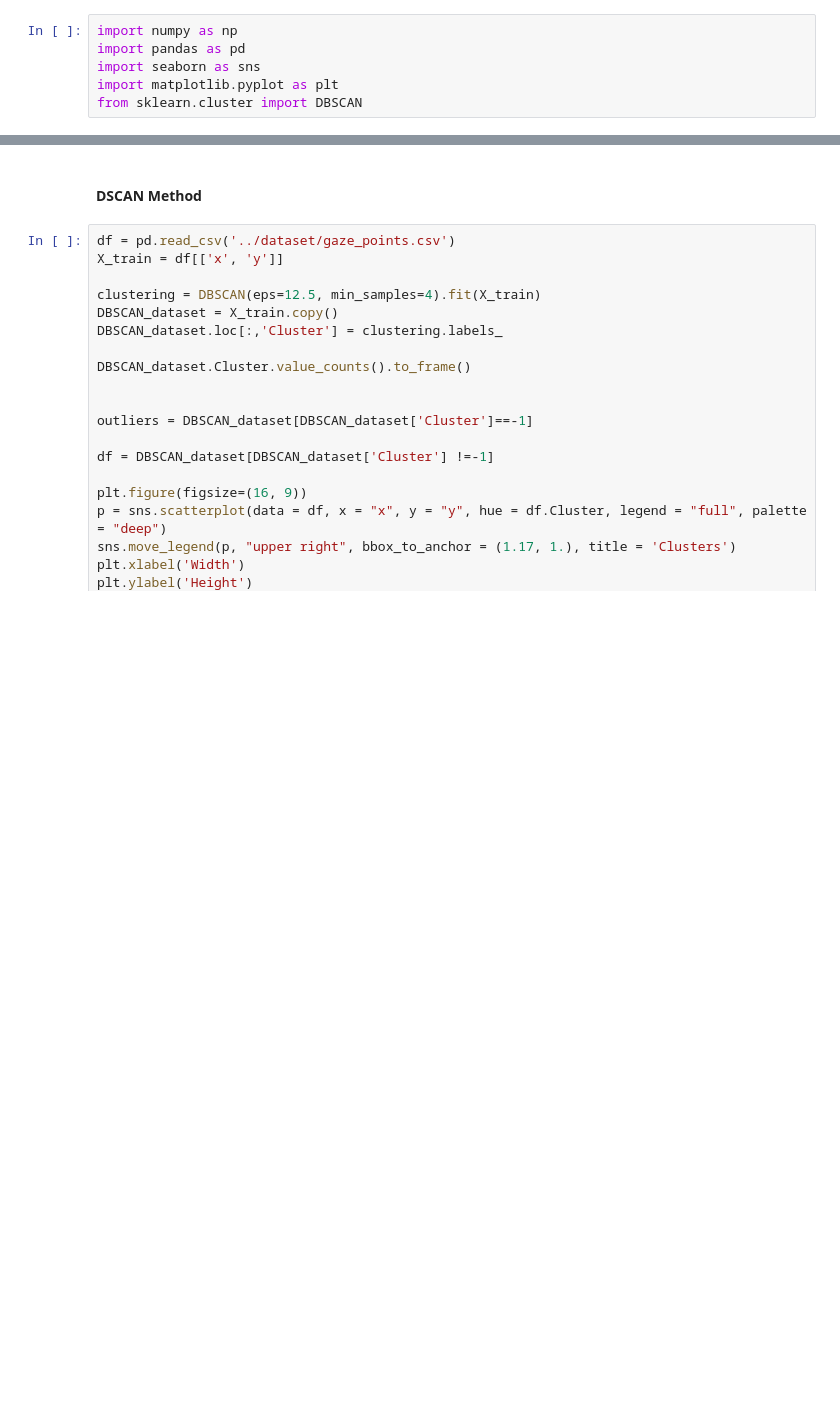
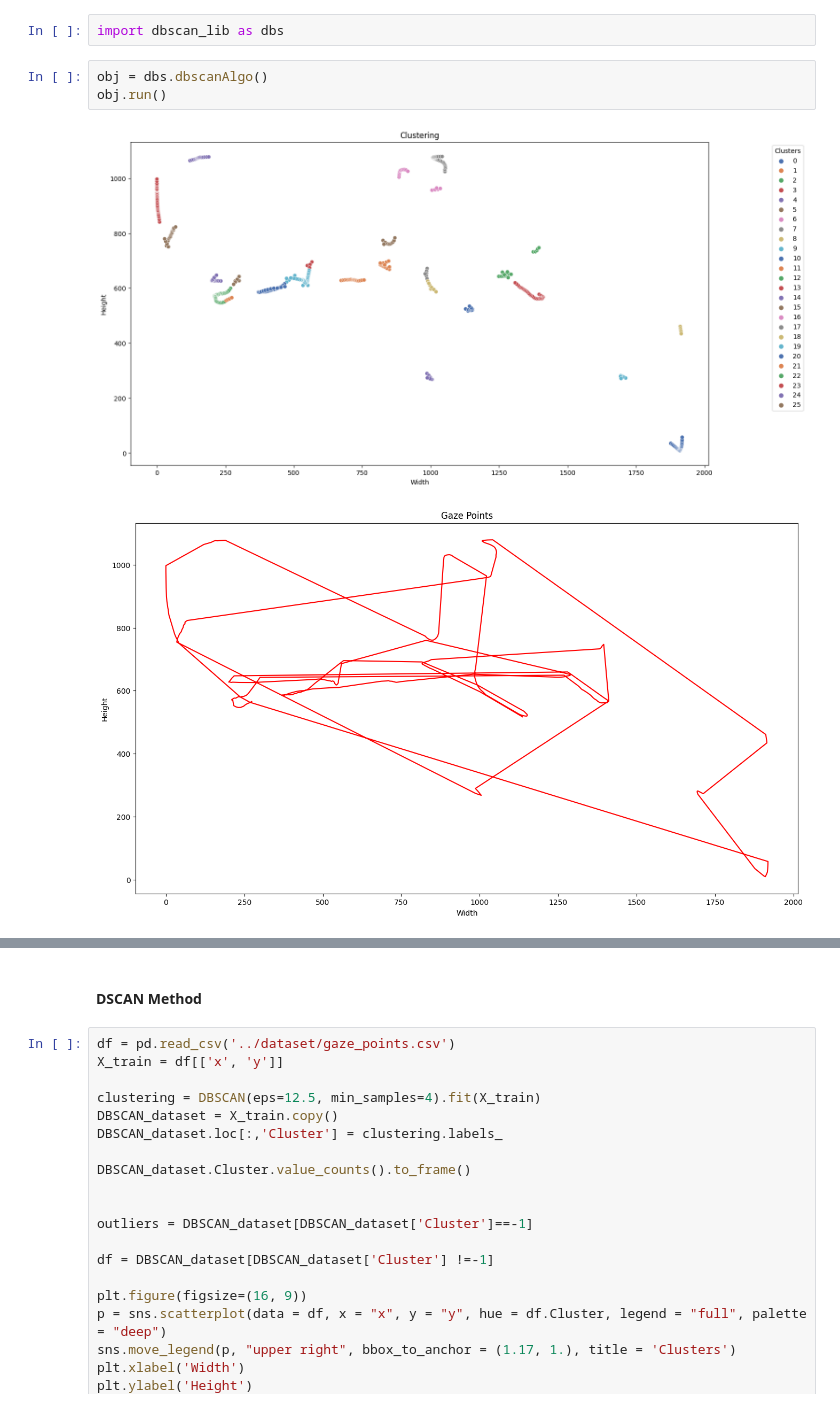
Before and after one commit to brain-facens/EyeHeadTrack, a Jupyter notebook: vision/scripts/dbscan.ipynb, the cells around one changed output, grey strips where cells are left out. Drawn from its saved outputs; the diff is of its cells as text; blank space fills up the shorter version.

```diff
--- a/vision/scripts/dbscan.ipynb
+++ b/vision/scripts/dbscan.ipynb
@@ -1,6 +1,8 @@
-# %%
-import numpy as np
-import pandas as pd
-import seaborn as sns
-import matplotlib.pyplot as plt
-from sklearn.cluster import DBSCAN
+# %%
+import dbscan_lib as dbs
+# %%
+obj = dbs.dbscanAlgo()
+obj.run()
+# %% [output]
+[figure, added]
+[figure, added]
```
Also changed, not shown: parts of 4 cells of this notebook, 6 other files.
